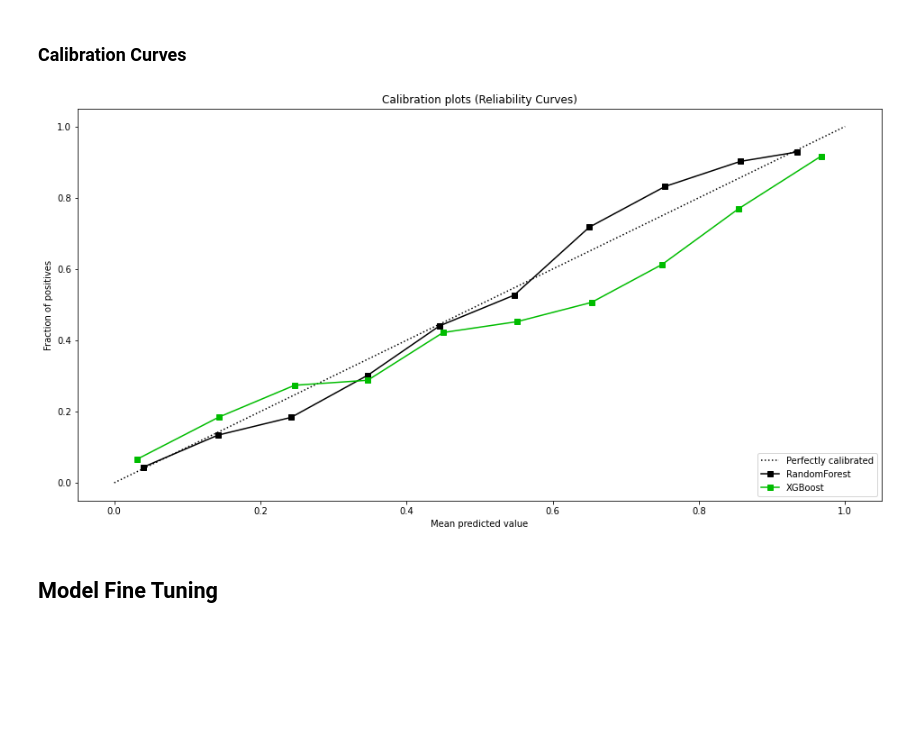
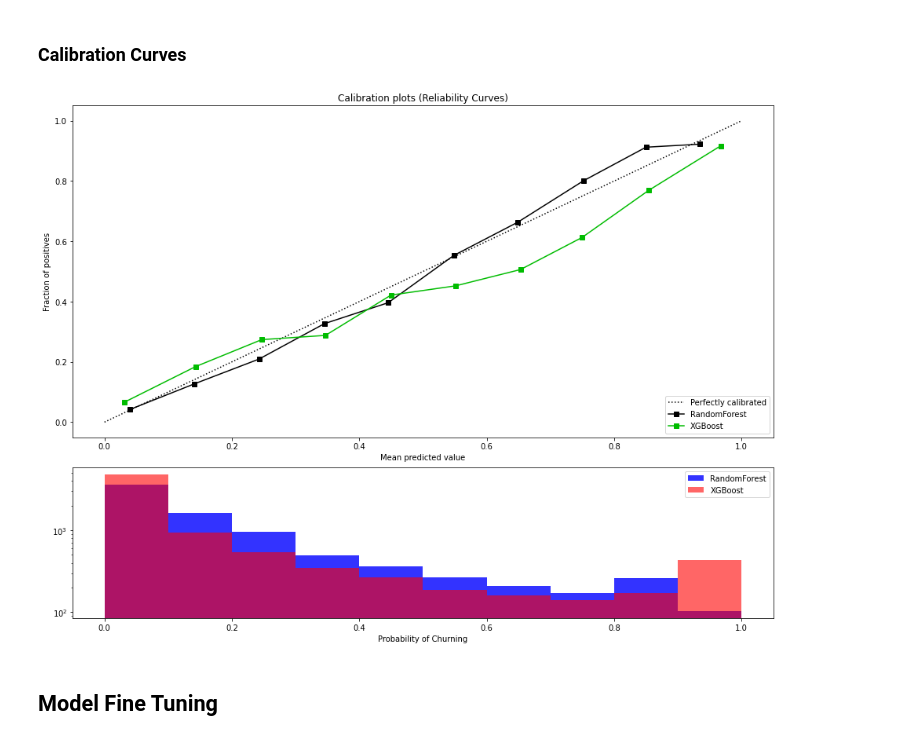
Before and after one commit to gcsantucci/churn_TopBank, a Jupyter notebook: churn_analysis.ipynb, the cells around one changed output. Saved outputs shown, nothing was run; the diff lists cells and outputs as text; code cells hidden in the pictures; blank space fills up the shorter version.

```diff
--- a/churn_analysis.ipynb
+++ b/churn_analysis.ipynb
@@ -1302,7 +1306,7 @@ means = []
 stds = []
 for model, name in zip(models, model_names):
     pipe = make_pipeline(ct, model)
-    cv = cross_val_score(pipe, X, y, cv=10, scoring=scoring)
+    cv = cross_val_score(pipe, X_train, y_train, cv=10, scoring=scoring)
     mean, std = cv.mean(), cv.std()
     means.append(mean)
     stds.append(std)
@@ -1546,15 +1513,24 @@ We could move it forward and try to improve it, but since XGBoost seems more rea
 # %% [markdown]
 ### Calibration Curves
 # %%
-fig, ax = plt.subplots(nrows=1, ncols=1, figsize=(16,8))
+fig = plt.figure(figsize=(16,12))
+
+ax1 = plt.subplot2grid((3, 1), (0, 0), rowspan=2)
+ax2 = plt.subplot2grid((3, 1), (2, 0))
 
 skplt.metrics.plot_calibration_curve(y_train, y_probas, clf_names=model_names, n_bins=10,
-                                     title='Calibration plots (Reliability Curves)', ax=ax, figsize=None,
+                                     title='Calibration plots (Reliability Curves)', ax=ax1, figsize=None,
                                      cmap='nipy_spectral', title_fontsize='large', text_fontsize='medium')
 
+bins = np.arange(0, 1.1, .1)
+ax2.hist(y_probas[0], bins=bins, color='blue', label='RandomForest', alpha=.8, log=True)
+ax2.hist(y_probas[1], bins=bins, color='red', label='XGBoost', alpha=.6, log=True)
+ax2.set_xlabel('Probability of Churning')
+ax2.legend()
+
 plt.show()
 # %% [output]
-[figure, old version]
+[figure, new version]
 # %% [markdown]
 ## Model Fine Tuning
 # %% [markdown]
```
Also changed, not shown: parts of 50 cells of this notebook, 7 other files.
